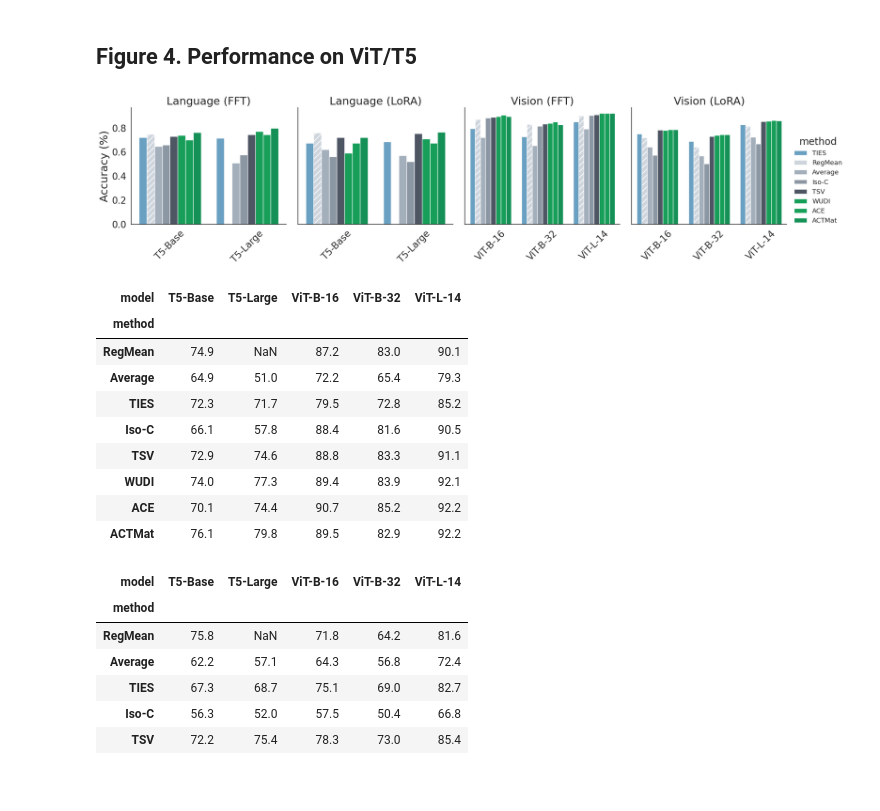
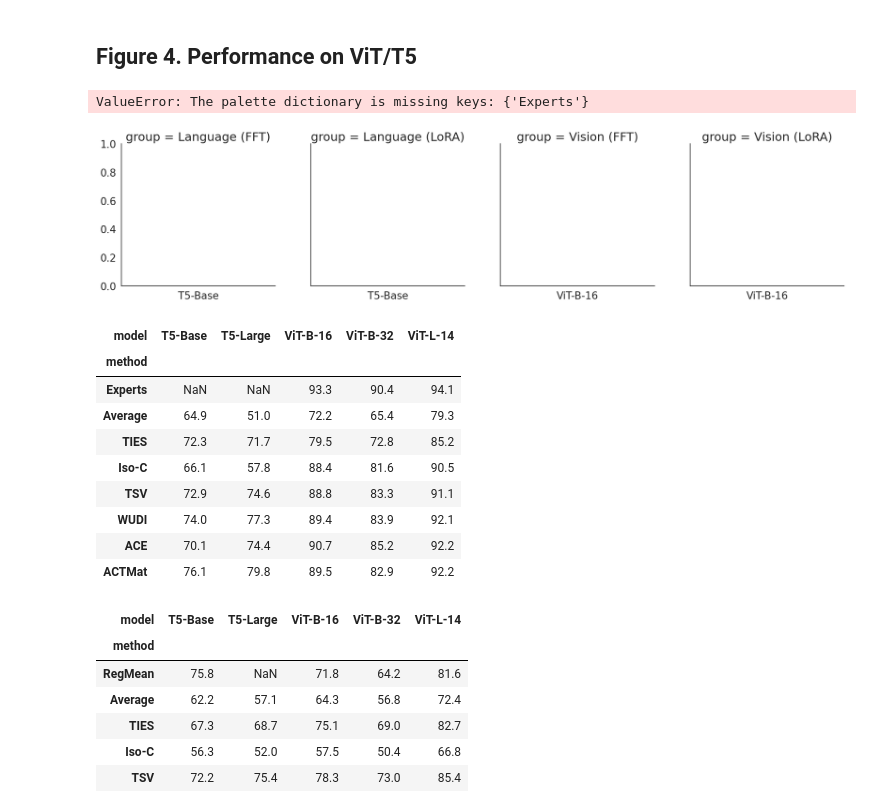
Before and after one commit to marawangamal/actmat, a Jupyter notebook: scripts/analysis.ipynb, the cells around one changed output. Drawn from its saved outputs; the diff is of its cells as text; code cells hidden in the pictures; blank space fills up the shorter version.

```diff
--- a/scripts/analysis.ipynb
+++ b/scripts/analysis.ipynb
@@ -289,7 +289,7 @@ import seaborn as sns
 methods = [
     # Baselines
     # "zeroshot",
-    # "experts",
+    "experts",
     "fisher",
     "ties",
     # "dare",
@@ -425,34 +425,35 @@ for model in models:
                         "acc": avg_score,
                     }
                 )
 
 if not rows:
     raise ValueError("No records")
 df = pd.DataFrame(rows)
 df["group"] = (df["model"] + "::" + df["finetuning_mode"]).map(
     lambda x: model_to_group[x]
 )
 df["model"] = df["model"].map(lambda x: model_to_model.get(x, "red"))
 df["method"] = df["method"].map(lambda x: method_to_method.get(x, x))
 # display(df)
 g = sns.catplot(
     data=df,
     x="model",
     hue="method",
     y="acc",
     col="group",
     col_order=["Language (FFT)", "Language (LoRA)", "Vision (FFT)", "Vision (LoRA)"],
     kind="bar",
     palette=method_to_color,
     sharex=False,
 )
 # Formatting.
 g.set_axis_labels("", "Accuracy (%)")
 g.set_xticklabels(rotation=45)
 g.set_titles("{col_name}", fontsize=BASE_FONTSIZE)
 apply_hatches(g, method_to_hatch)
 # %% [output]
+ValueError: The palette dictionary is missing keys: {'Experts'}
-[figure, old version]
+[figure, new version]
 # %%
 # Display all methods
 # filter (fft only)
@@ -465,7 +466,7 @@ def format_column(col):
 
 
 method_order = [
-    "RegMean",
+    "Experts",
     "Average",
     "TIES",
     # "DARE",
@@ -486,7 +487,7 @@ dfp
 # %% [output]
 | model | T5-Base | T5-Large | ViT-B-16 | ViT-B-32 | ViT-L-14 |
 | method |  |  |  |  |  |
-| RegMean | 74.9 | NaN | 87.2 | 83.0 | 90.1 |
+| Experts | NaN | NaN | 93.3 | 90.4 | 94.1 |
 | Average | 64.9 | 51.0 | 72.2 | 65.4 | 79.3 |
 | TIES | 72.3 | 71.7 | 79.5 | 72.8 | 85.2 |
 | Iso-C | 66.1 | 57.8 | 88.4 | 81.6 | 90.5 |
```
Also changed, not shown: parts of 3 cells of this notebook, 28 other files.
